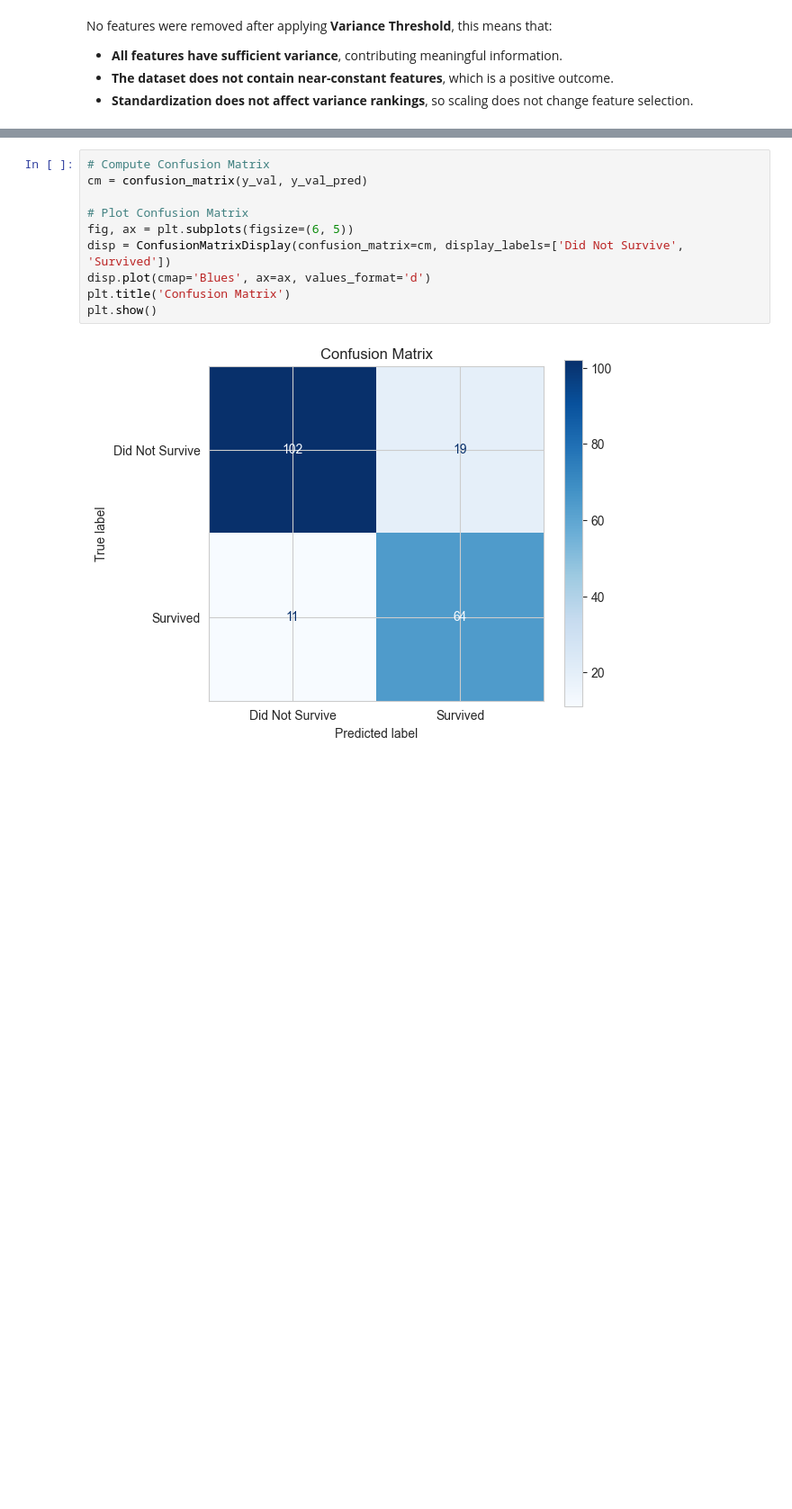
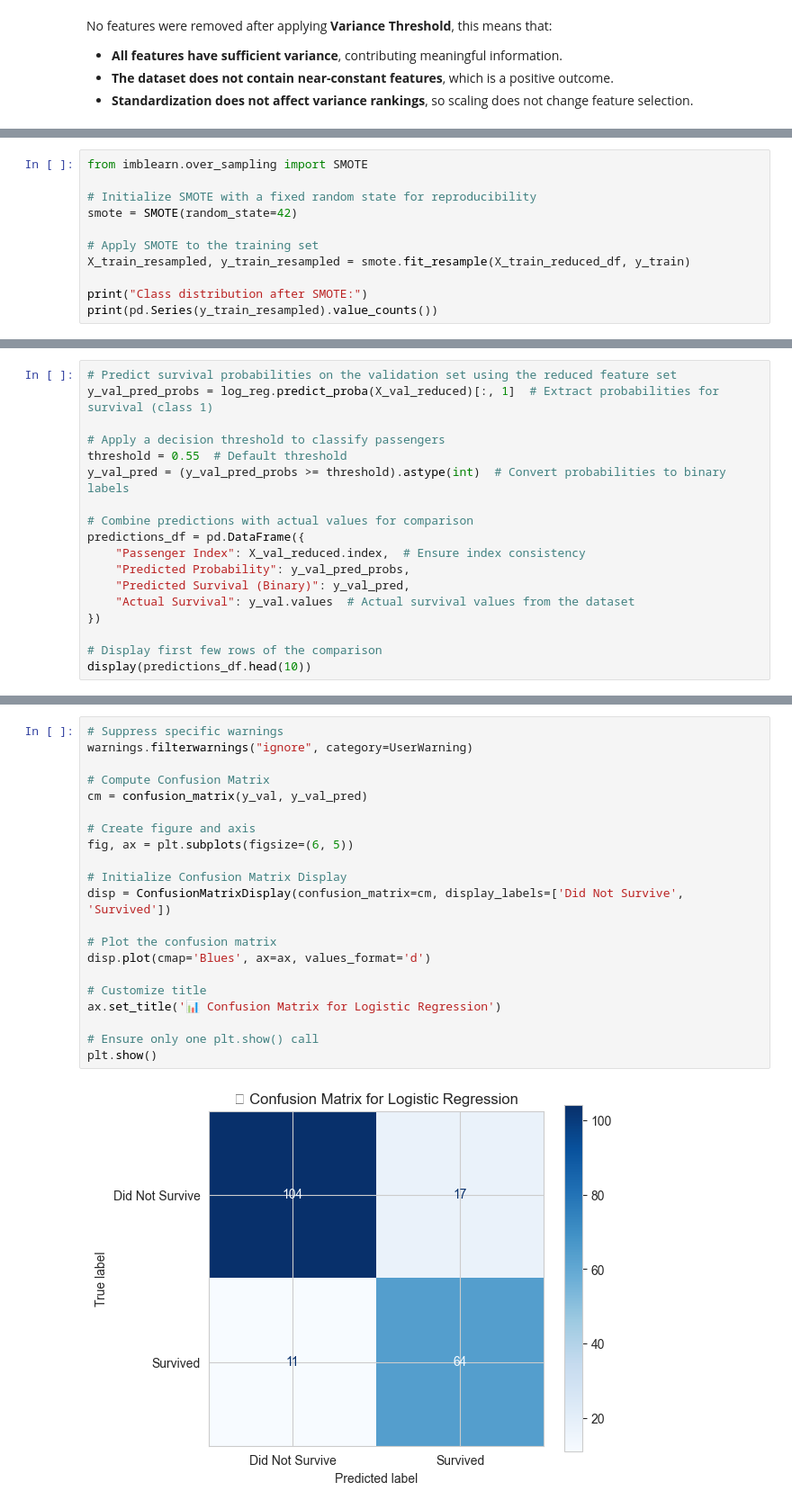
Before and after one commit to JSebastianIEU/ML-fundamentals-2025, a Jupyter notebook: Assignment1/assignment_1_JuanSebastian_Peña[_Peña] .ipynb, the cells around one changed output, grey strips where cells are left out. Shown at 90% size. Cells and saved outputs as stored; diff of their text form; blank space fills up the shorter version.

Commit message:
model with 85.72% accuracy, SMOTE, avoiding data leakage, final, and well documented.

```diff
--- a/Assignment1/assignment_1_JuanSebastian_Peña[_Peña] .ipynb
+++ b/Assignment1/assignment_1_JuanSebastian_Peña[_Peña] .ipynb
@@ -1352,0 +1453,11 @@ plt.show()
+# %%
+from imblearn.over_sampling import SMOTE
+
+# Initialize SMOTE with a fixed random state for reproducibility
+smote = SMOTE(random_state=42)
+
+# Apply SMOTE to the training set
+X_train_resampled, y_train_resampled = smote.fit_resample(X_train_reduced_df, y_train)
+
+print("Class distribution after SMOTE:")
+print(pd.Series(y_train_resampled).value_counts())
@@ -1352,0 +1522,18 @@ plt.show()
+# %%
+# Predict survival probabilities on the validation set using the reduced feature set
+y_val_pred_probs = log_reg.predict_proba(X_val_reduced)[:, 1]  # Extract probabilities for survival (class 1)
+
+# Apply a decision threshold to classify passengers
+threshold = 0.55  # Default threshold
+y_val_pred = (y_val_pred_probs >= threshold).astype(int)  # Convert probabilities to binary labels
+
+# Combine predictions with actual values for comparison
+predictions_df = pd.DataFrame({
+    "Passenger Index": X_val_reduced.index,  # Ensure index consistency
+    "Predicted Probability": y_val_pred_probs,
+    "Predicted Survival (Binary)": y_val_pred,
+    "Actual Survival": y_val.values  # Actual survival values from the dataset
+})
+
+# Display first few rows of the comparison
+display(predictions_df.head(10))
@@ -1384,17 +1672,28 @@ The **ROC Curve** evaluates the trade-off between the **True Positive Rate (TPR,
 - **AUC close to 1.0** suggests a nearly perfect classifier.
 - **AUC near 0.5** would indicate random guessing.
 # %%
+# Suppress specific warnings
+warnings.filterwarnings("ignore", category=UserWarning)
+
 # Compute Confusion Matrix
 cm = confusion_matrix(y_val, y_val_pred)
 
-# Plot Confusion Matrix
+# Create figure and axis
 fig, ax = plt.subplots(figsize=(6, 5))
+
+# Initialize Confusion Matrix Display
 disp = ConfusionMatrixDisplay(confusion_matrix=cm, display_labels=['Did Not Survive', 'Survived'])
+
+# Plot the confusion matrix
 disp.plot(cmap='Blues', ax=ax, values_format='d')
-plt.title('Confusion Matrix')
+
+# Customize title
+ax.set_title('📊 Confusion Matrix for Logistic Regression')
+
+# Ensure only one plt.show() call
 plt.show()
 # %% [output]
-[figure, old version]
+[figure, new version]
 # %% [markdown]
 |   | **Predicted: Did Not Survive** | **Predicted: Survived** |
 |---|-------------------------------|--------------------------|
```
Also changed, not shown: parts of 264 cells of this notebook.
